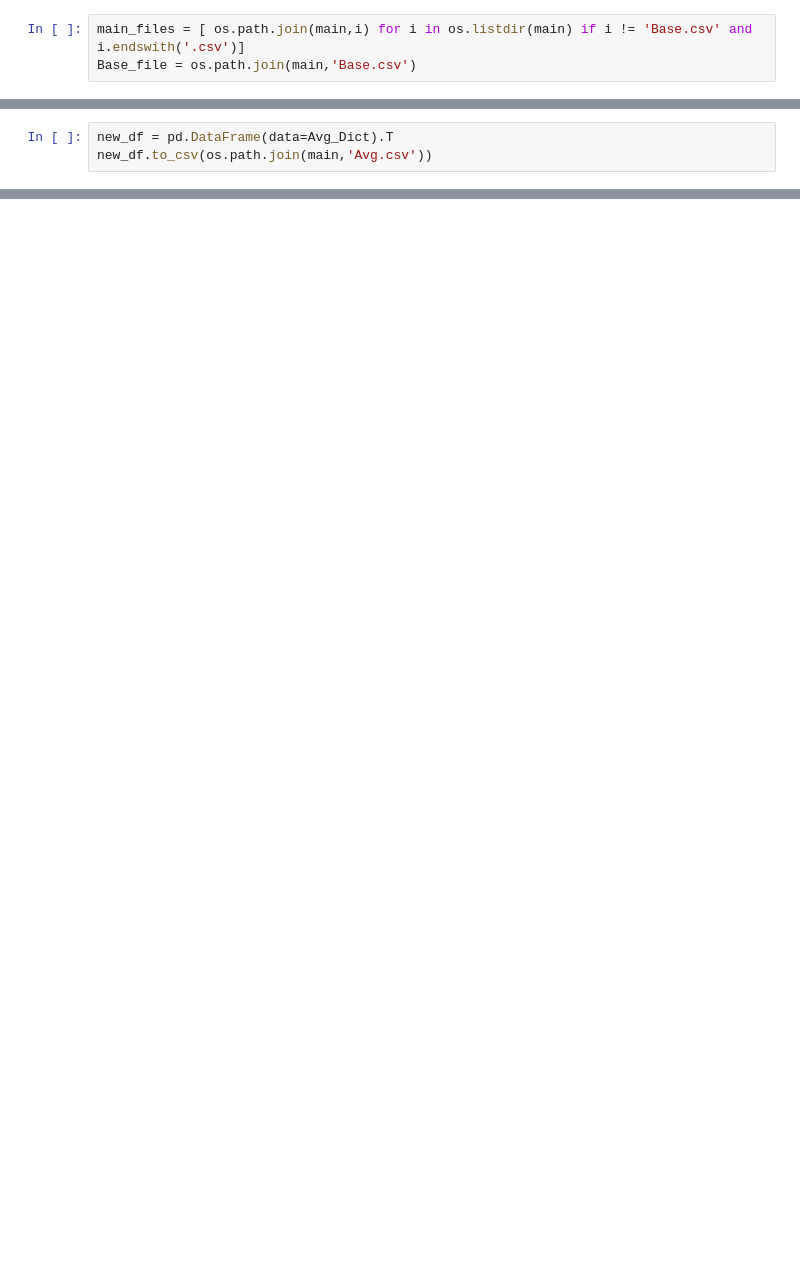
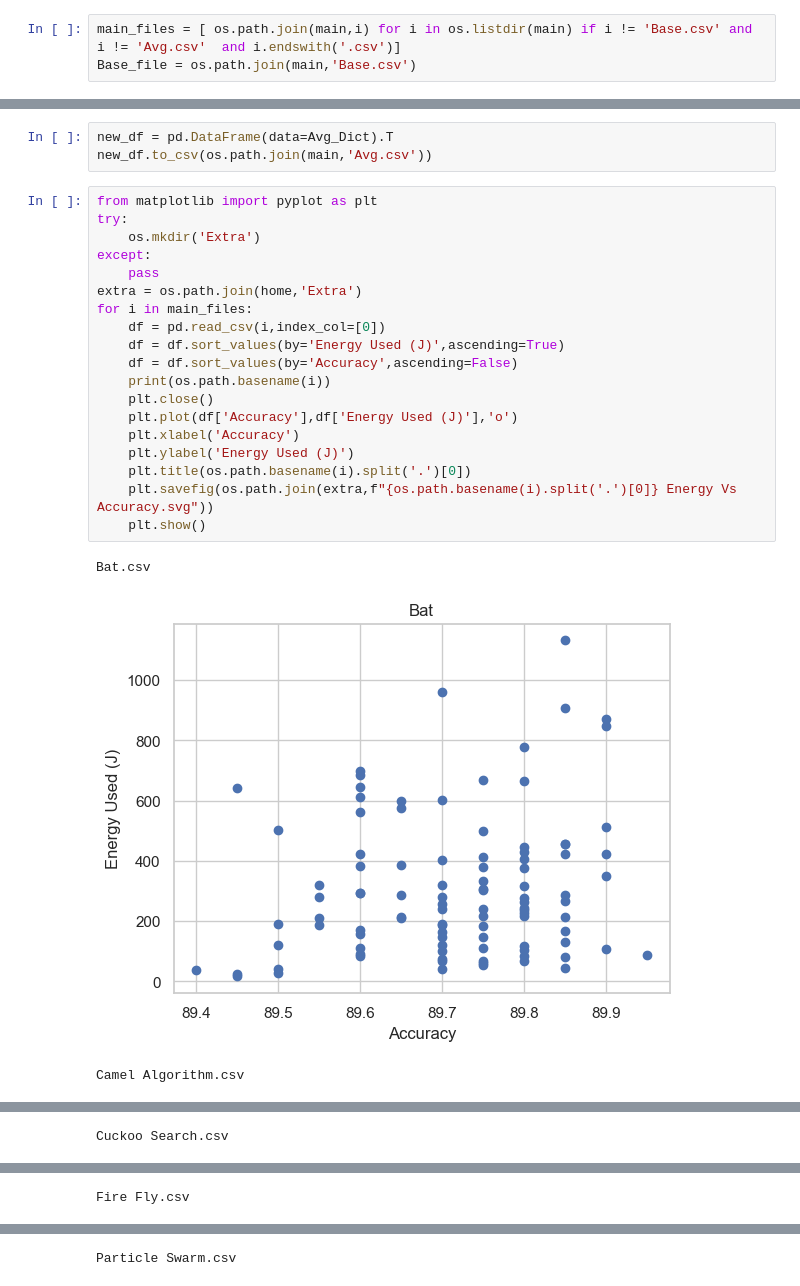
Before and after one commit to ChanderJindal/Analyzing-and-Rating-Greenness-of-Nature-Inspired-Algorithms, a Jupyter notebook: kid_tries/full/result.ipynb, the cells around one changed output, grey strips where cells are left out. Saved outputs shown, nothing was run; the diff lists cells and outputs as text; blank space fills up the shorter version.

Commit message:
supplimentary + graphs

```diff
--- a/kid_tries/full/result.ipynb
+++ b/kid_tries/full/result.ipynb
@@ -9,5 +10,5 @@ main = os.path.join(home,'Main_Result')
 # %%
-main_files = [ os.path.join(main,i) for i in os.listdir(main) if i != 'Base.csv' and i.endswith('.csv')]
+main_files = [ os.path.join(main,i) for i in os.listdir(main) if i != 'Base.csv' and i != 'Avg.csv'  and i.endswith('.csv')]
 Base_file = os.path.join(main,'Base.csv')
 # %%
 df = pd.read_csv(main_files[0],index_col=[0])
@@ -35,3 +56,26 @@ for curr_file in main_files:
 # %%
 new_df = pd.DataFrame(data=Avg_Dict).T
 new_df.to_csv(os.path.join(main,'Avg.csv'))
+# %%
+from matplotlib import pyplot as plt
+try:
+    os.mkdir('Extra')
+except:
+    pass
+extra = os.path.join(home,'Extra')
+for i in main_files:
+    df = pd.read_csv(i,index_col=[0])
+    df = df.sort_values(by='Energy Used (J)',ascending=True)
+    df = df.sort_values(by='Accuracy',ascending=False)
+    print(os.path.basename(i))
+    plt.close()
+    plt.plot(df['Accuracy'],df['Energy Used (J)'],'o')
+    plt.xlabel('Accuracy')
+    plt.ylabel('Energy Used (J)')
+    plt.title(os.path.basename(i).split('.')[0])
+    plt.savefig(os.path.join(extra,f"{os.path.basename(i).split('.')[0]} Energy Vs Accuracy.svg"))
+    plt.show()
+# %% [output]
+Bat.csv
+[figure, added]
+Camel Algorithm.csv
@@ -37,0 +83 @@ new_df.to_csv(os.path.join(main,'Avg.csv'))
+Cuckoo Search.csv
@@ -37,0 +85 @@ new_df.to_csv(os.path.join(main,'Avg.csv'))
+Fire Fly.csv
@@ -37,0 +87 @@ new_df.to_csv(os.path.join(main,'Avg.csv'))
+Particle Swarm.csv
```
Also changed, not shown: parts of 10 cells of this notebook, 10 other files.
